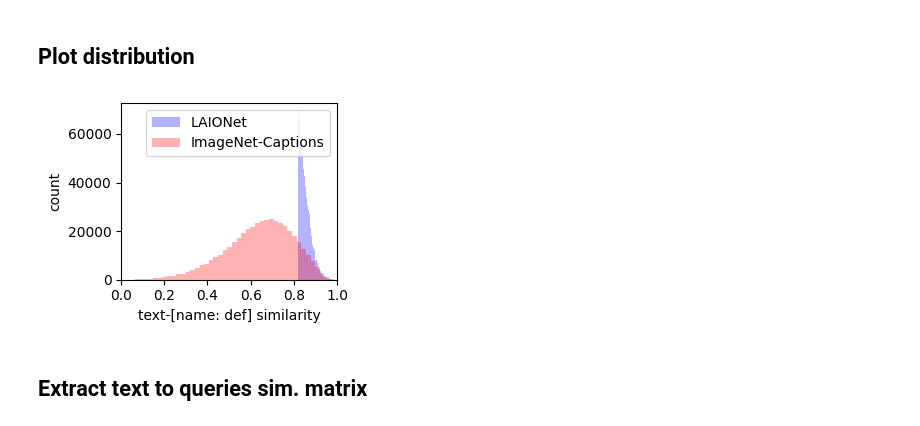
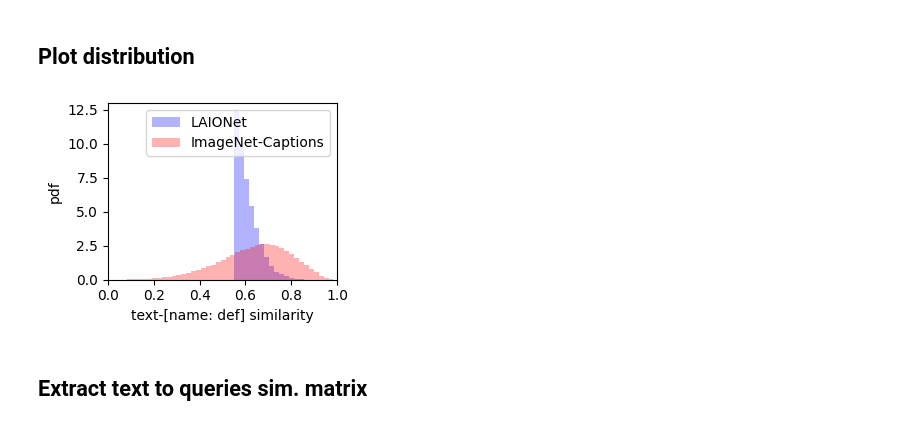
Before and after one commit to alishiraliGit/eval-on-laion, a Jupyter notebook: notebooks/evaluate_distribution_of_similarities.ipynb, the cells around one changed output. Saved outputs shown, nothing was run; the diff lists cells and outputs as text; code cells hidden in the pictures.

```diff
--- a/notebooks/evaluate_distribution_of_similarities.ipynb
+++ b/notebooks/evaluate_distribution_of_similarities.ipynb
@@ -84,3 +91,5 @@ sm_df.head(3)
+# %%
+sm_df = sm_df[sm_df['wnid_is_in_recognized_text'] == False]
 # %% [markdown]
 ## Load IC most similar subset
 # %%
@@ -114,7 +124,7 @@ ival_df.tail(3)
 # %% [markdown]
 ## Load ImageNet-Captions
 # %%
-ic_df = pd.read_parquet(os.path.join(ilsvrc_path, ic_file_name))
+ic_df = pd.read_parquet(os.path.join('imagenet-captions', ic_file_name))
 
 print(ic_df.shape)
 
@@ -154,7 +167,7 @@ for image_name, wnid in ival_imagename2wnid.items():
         ival_wnid2imagenames[wnid] = []
     ival_wnid2imagenames[wnid].append(image_name)
 # %%
-with open(os.path.join(ilsvrc_labels_path, ic_imagename2wnid_file_name), 'rb') as f:
+with open(os.path.join(ic_labels_path, ic_imagename2wnid_file_name), 'rb') as f:
     ic_imagename2wnid = pickle.load(f)
 
 # Find the inverse map
@@ -288,7 +303,9 @@ ic_all_file_name = 'imagenet_captions_with_sims_to_all_queries.parquet'
 
 synsets_file_name = 'ILSVRC2012_synsets.txt'
 # %%
-text_to_query_col_func = lambda w: f'text_to_name_def_{w}_similarity'
+ic_text_to_query_col_func = lambda w: f'text_to_name_def_{w}_similarity'
+
+sm_text_to_query_col = f'text_to_name_def_wnid_similarity_all-mpnet-base-v2'
 # %% [markdown]
 ## Load
 # %%
@@ -310,21 +327,21 @@ all_wnids = id_lemmas_df[configs.ILSVRCConfigs.WNID_COL].tolist()
 # %%
 plt.figure(figsize=(3.3, 2.5))
 
-_ = plt.hist(sm_df[text_query_sim_col].tolist(), bins=50, color='b', alpha=0.3)
-ibins = plt.hist(ic_df[text_query_sim_col].tolist(), bins=50, color='r', alpha=0.3)
+_ = plt.hist(sm_df[sm_text_to_query_col].tolist(), bins=20, color='b', alpha=0.3, density=True)
+ibins = plt.hist(ic_df[text_query_sim_col].tolist(), bins=50, color='r', alpha=0.3, density=True)
 
 plt.legend(['LAIONet', 'ImageNet-Captions'])
 
 plt.xlabel('text-[name: def] similarity')
-plt.ylabel('count')
+plt.ylabel('pdf')
 
 plt.xlim([0, 1])
 
 plt.tight_layout()
 
-plt.savefig(os.path.join('figs', 'text-query_sim_distribution.pdf'), bbox_inches='tight')
+plt.savefig(os.path.join('figs', f'text-query_sim_distribution_{laionet_prefix}.pdf'), bbox_inches='tight')
 # %% [output]
-[figure, old version]
+[figure, new version]
 # %% [markdown]
 ## Extract text to queries sim. matrix
 # %%
```
Also changed, not shown: parts of 11 cells of this notebook, 8 other files.
